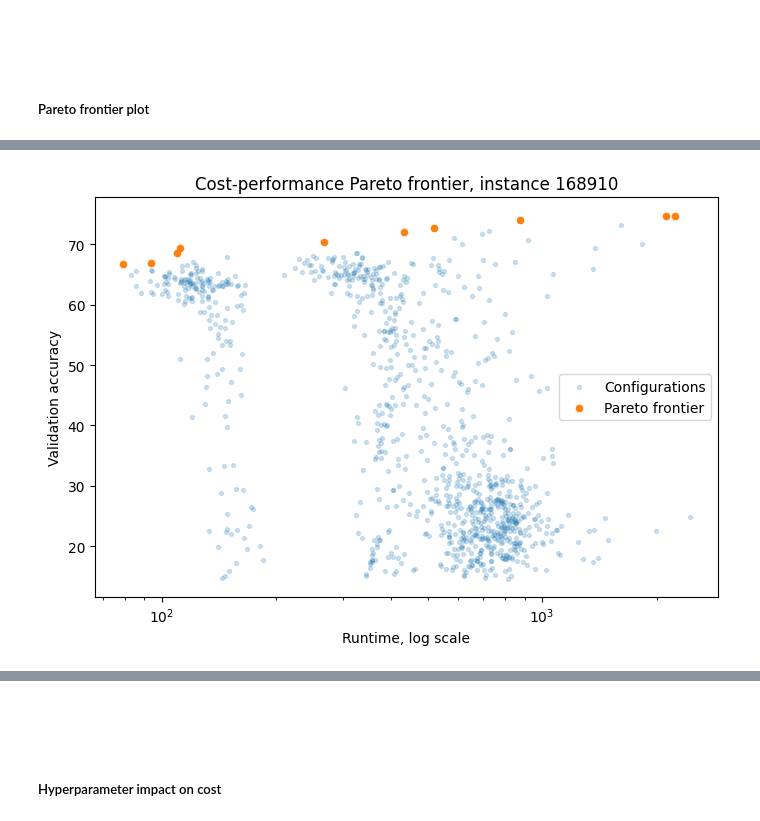
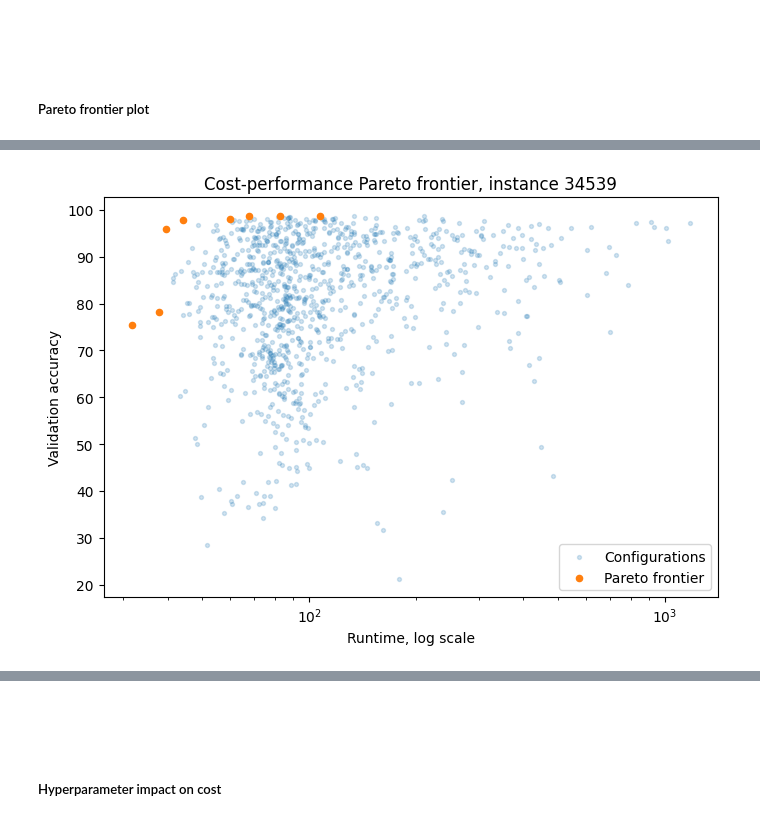
Before and after one commit to yungtoby/master-thesis-code, a Jupyter notebook: notebooks/explore_yahpo_costs.ipynb, the cells around one changed output, grey strips where cells are left out. Saved outputs shown, nothing was run; the diff lists cells and outputs as text; code cells hidden in the pictures.

```diff
--- a/notebooks/explore_yahpo_costs.ipynb
+++ b/notebooks/explore_yahpo_costs.ipynb
@@ -363,17 +374,17 @@ plt.show()
 # %%
-instance = "168910"
+instance = "34539"
 g = df[df["instance"].astype(str) == instance]
 front = pareto_frontier(g)
 
 plt.figure(figsize=(7, 5))
 plt.scatter(g["time"], g["val_accuracy"], alpha=0.2, s=8, label="Configurations")
 plt.scatter(front["time"], front["val_accuracy"], s=20, label="Pareto frontier")
 plt.xscale("log")
 plt.xlabel("Runtime, log scale")
 plt.ylabel("Validation accuracy")
 plt.title(f"Cost-performance Pareto frontier, instance {instance}")
 plt.legend()
 plt.tight_layout()
 plt.show()
 # %% [output]
-[figure, old version]
+[figure, new version]
```
Also changed, not shown: parts of 10 cells of this notebook.
